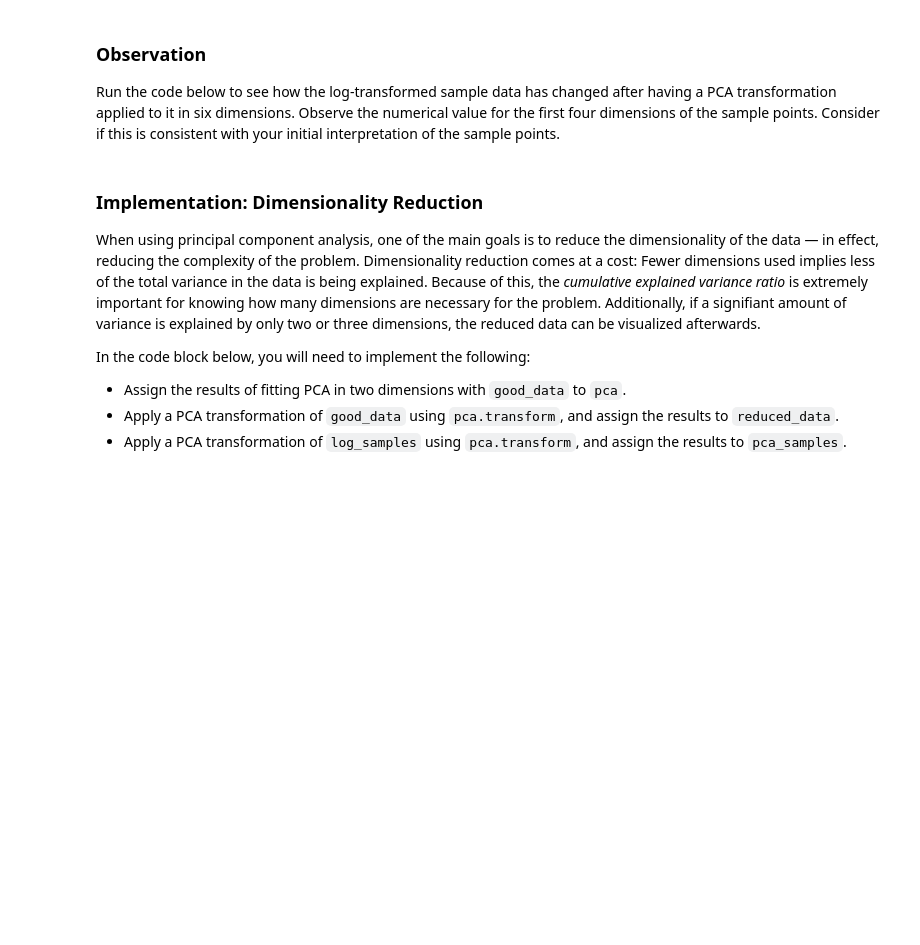
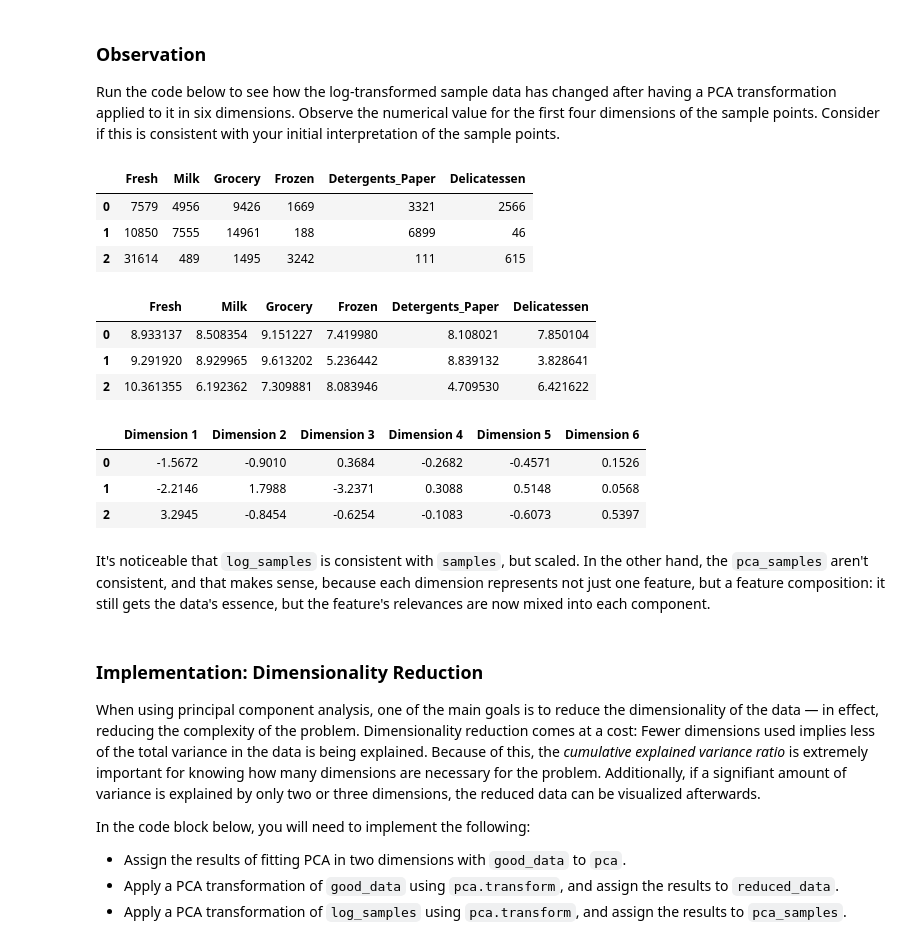
Before and after one commit to adrifmonte/customer-segments, a Jupyter notebook: customer_segments.ipynb, the cells around one changed output. Drawn from its saved outputs; the diff is of its cells as text; code cells hidden in the pictures; blank space fills up the shorter version.

```diff
--- a/customer_segments.ipynb
+++ b/customer_segments.ipynb
@@ -418,7 +475,24 @@ pca_results = vs.pca_results(good_data, pca)
 Run the code below to see how the log-transformed sample data has changed after having a PCA transformation applied to it in six dimensions. Observe the numerical value for the first four dimensions of the sample points. Consider if this is consistent with your initial interpretation of the sample points.
 # %%
 # Display sample log-data after having a PCA transformation applied
+display(samples)
+display(log_samples)
 display(pd.DataFrame(np.round(pca_samples, 4), columns = pca_results.index.values))
+# %% [output]
+|  | Fresh | Milk | Grocery | Frozen | Detergents_Paper | Delicatessen |
+| 0 | 7579 | 4956 | 9426 | 1669 | 3321 | 2566 |
+| 1 | 10850 | 7555 | 14961 | 188 | 6899 | 46 |
+| 2 | 31614 | 489 | 1495 | 3242 | 111 | 615 |
+|  | Fresh | Milk | Grocery | Frozen | Detergents_Paper | Delicatessen |
+| 0 | 8.933137 | 8.508354 | 9.151227 | 7.419980 | 8.108021 | 7.850104 |
+| 1 | 9.291920 | 8.929965 | 9.613202 | 5.236442 | 8.839132 | 3.828641 |
+| 2 | 10.361355 | 6.192362 | 7.309881 | 8.083946 | 4.709530 | 6.421622 |
+|  | Dimension 1 | Dimension 2 | Dimension 3 | Dimension 4 | Dimension 5 | Dimension 6 |
+| 0 | -1.5672 | -0.9010 | 0.3684 | -0.2682 | -0.4571 | 0.1526 |
+| 1 | -2.2146 | 1.7988 | -3.2371 | 0.3088 | 0.5148 | 0.0568 |
+| 2 | 3.2945 | -0.8454 | -0.6254 | -0.1083 | -0.6073 | 0.5397 |
+# %% [markdown]
+It's noticeable that `log_samples` is consistent with `samples`, but scaled. In the other hand, the `pca_samples` aren't consistent, and that makes sense, because each dimension represents not just one feature, but a feature composition: it still gets the data's essence, but the feature's relevances are now mixed into each component.
 # %% [markdown]
 ### Implementation: Dimensionality Reduction
 When using principal component analysis, one of the main goals is to reduce the dimensionality of the data — in effect, reducing the complexity of the problem. Dimensionality reduction comes at a cost: Fewer dimensions used implies less of the total variance in the data is being explained. Because of this, the *cumulative explained variance ratio* is extremely important for knowing how many dimensions are necessary for the problem. Additionally, if a signifiant amount of variance is explained by only two or three dimensions, the reduced data can be visualized afterwards.
```
Also changed, not shown: parts of 3 cells of this notebook.
